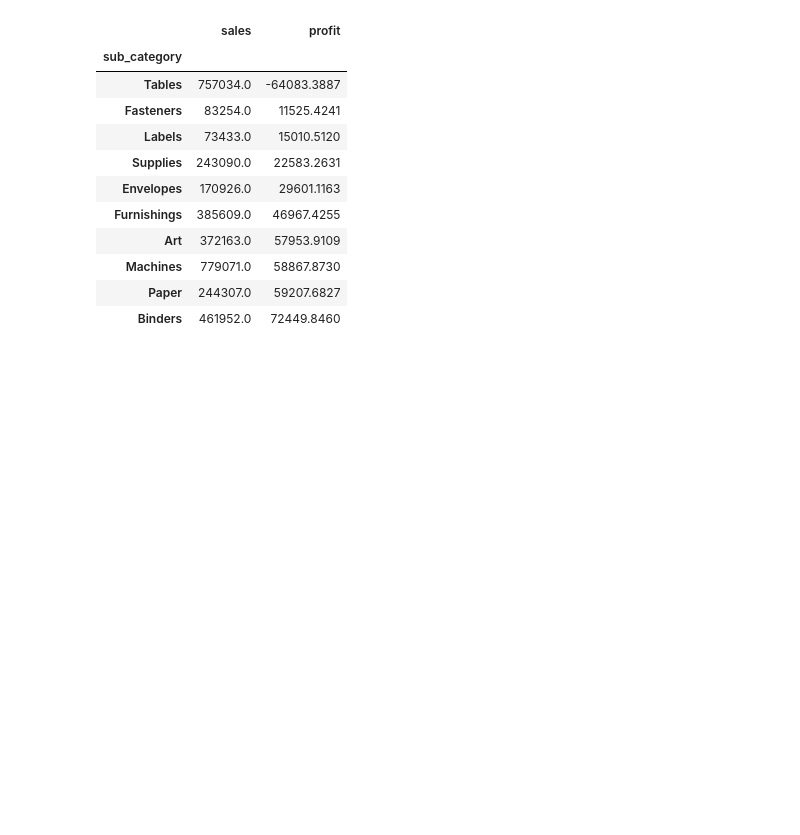
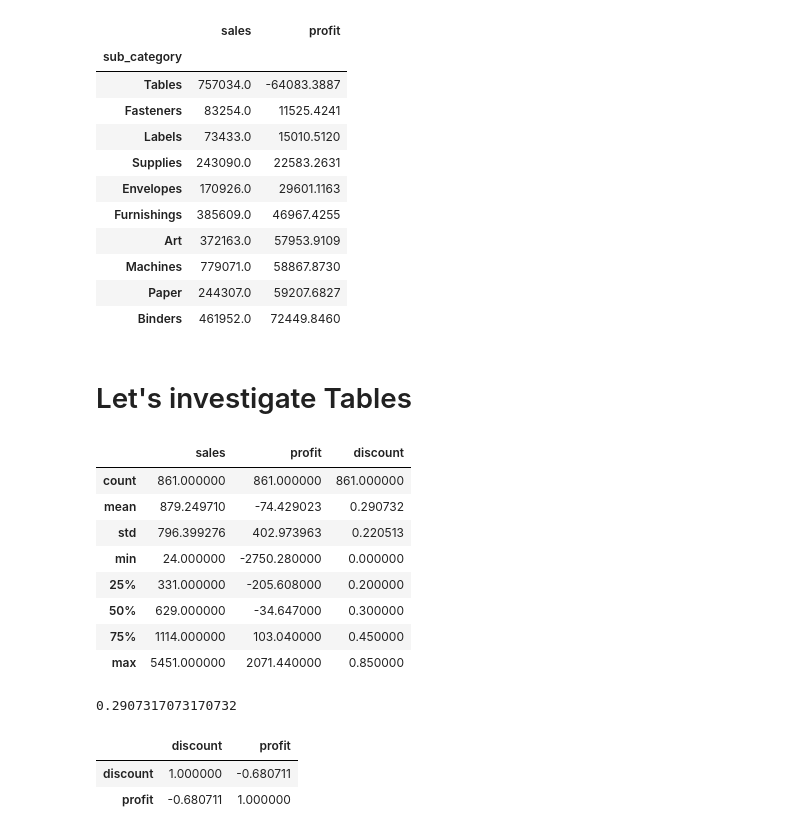
Before and after one commit to AmirhosseinAshrafi99/Retail-Sales-Analytics, a Jupyter notebook: notebooks/retail_sales_analysis.ipynb, the cells around one changed output. Saved outputs shown, nothing was run; the diff lists cells and outputs as text; code cells hidden in the pictures; blank space fills up the shorter version.

```diff
--- a/notebooks/retail_sales_analysis.ipynb
+++ b/notebooks/retail_sales_analysis.ipynb
@@ -308,3 +308,33 @@ subcat_profit.sort_values(
 | Machines | 779071.0 | 58867.8730 |
 | Paper | 244307.0 | 59207.6827 |
 | Binders | 461952.0 | 72449.8460 |
+# %% [markdown]
+# Let's investigate Tables
+# %%
+tables = df[df["sub_category"] == "Tables"]
+
+tables[[
+    "sales",
+    "profit",
+    "discount"
+]].describe()
+# %% [output]
+|  | sales | profit | discount |
+| count | 861.000000 | 861.000000 | 861.000000 |
+| mean | 879.249710 | -74.429023 | 0.290732 |
+| std | 796.399276 | 402.973963 | 0.220513 |
+| min | 24.000000 | -2750.280000 | 0.000000 |
+| 25% | 331.000000 | -205.608000 | 0.200000 |
+| 50% | 629.000000 | -34.647000 | 0.300000 |
+| 75% | 1114.000000 | 103.040000 | 0.450000 |
+| max | 5451.000000 | 2071.440000 | 0.850000 |
+# %%
+tables["discount"].mean()
+# %% [output]
+0.2907317073170732
+# %%
+tables[["discount", "profit"]].corr()
+# %% [output]
+|  | discount | profit |
+| discount | 1.000000 | -0.680711 |
+| profit | -0.680711 | 1.000000 |
```
Also changed, not shown: parts of 21 cells of this notebook, 5 other files.
